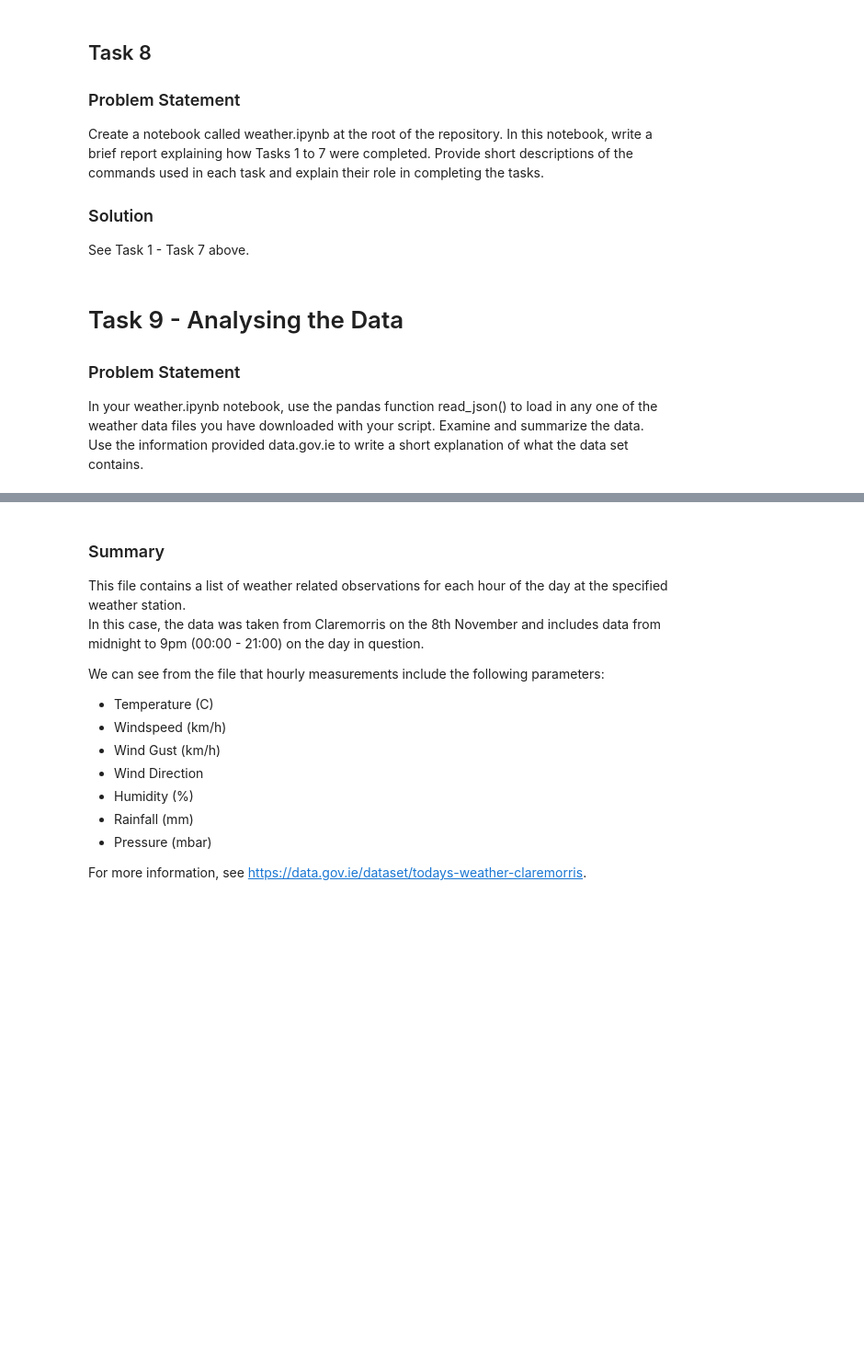
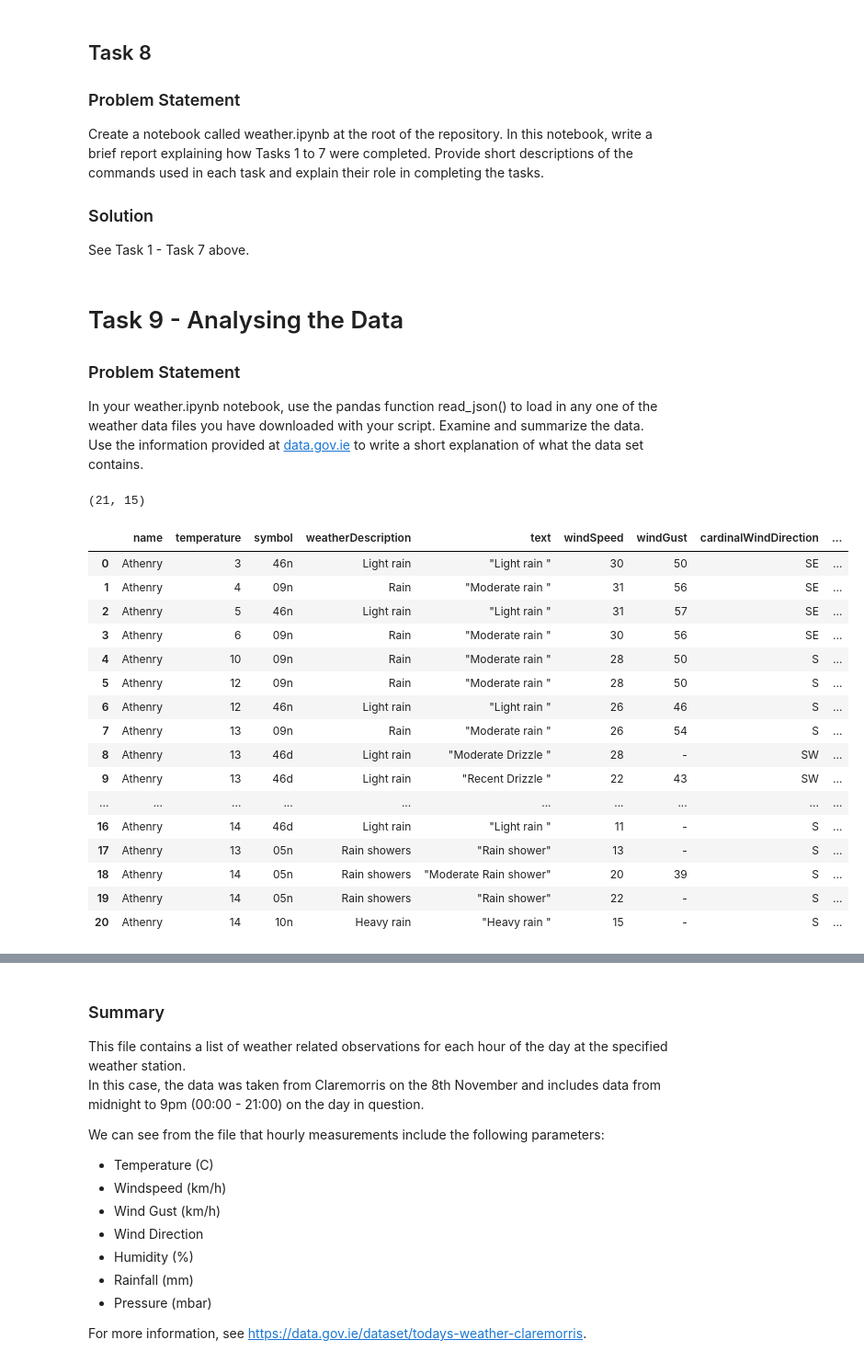
Before and after one commit to dvdgeroconnell/computer_infrastructure, a Jupyter notebook: weather.ipynb, the cells around one changed output, grey strips where cells are left out. Shown: that part at 92% size. Cells and saved outputs as stored; diff of their text form; code cells hidden in the pictures; blank space fills up the shorter version.

```diff
--- a/weather.ipynb
+++ b/weather.ipynb
@@ -148,7 +148,7 @@ See Task 1 - Task 7 above.
 # %% [markdown]
 # Task 9 - Analysing the Data
 ### Problem Statement
-In your weather.ipynb notebook, use the pandas function read_json() to load in any one of the weather data files you have downloaded with your script. Examine and summarize the data. Use the information provided data.gov.ie to write a short explanation of what the data set contains.
+In your weather.ipynb notebook, use the pandas function read_json() to load in any one of the weather data files you have downloaded with your script. Examine and summarize the data. Use the information provided at [data.gov.ie](https://data.gov.ie/dataset/todays-weather-athenry) to write a short explanation of what the data set contains.
 # %%
 # Data frames
 import pandas as pd
@@ -155,10 +156,30 @@ import pandas as pd
 # %%
 # Read the data and show the first few rows
-station_data = pd.read_json('data/weather/20241108_215150_claremorris.json')
+station_data = pd.read_json('data/weather/20241123_202425_Athenry.json')
 station_data.shape
+# %% [output]
+(21, 15)
 # %%
 # Display the first few fields.
-station_data.head(3)
+station_data.head(23)
+# %% [output]
+|  | name | temperature | symbol | weatherDescription | text | windSpeed | windGust | cardinalWindDirection | ... |
+| 0 | Athenry | 3 | 46n | Light rain | "Light rain " | 30 | 50 | SE | ... |
+| 1 | Athenry | 4 | 09n | Rain | "Moderate rain " | 31 | 56 | SE | ... |
+| 2 | Athenry | 5 | 46n | Light rain | "Light rain " | 31 | 57 | SE | ... |
+| 3 | Athenry | 6 | 09n | Rain | "Moderate rain " | 30 | 56 | SE | ... |
+| 4 | Athenry | 10 | 09n | Rain | "Moderate rain " | 28 | 50 | S | ... |
+| 5 | Athenry | 12 | 09n | Rain | "Moderate rain " | 28 | 50 | S | ... |
+| 6 | Athenry | 12 | 46n | Light rain | "Light rain " | 26 | 46 | S | ... |
+| 7 | Athenry | 13 | 09n | Rain | "Moderate rain " | 26 | 54 | S | ... |
+| 8 | Athenry | 13 | 46d | Light rain | "Moderate Drizzle " | 28 | - | SW | ... |
+| 9 | Athenry | 13 | 46d | Light rain | "Recent Drizzle " | 22 | 43 | SW | ... |
+| ... | ... | ... | ... | ... | ... | ... | ... | ... | ... |
+| 16 | Athenry | 14 | 46d | Light rain | "Light rain " | 11 | - | S | ... |
+| 17 | Athenry | 13 | 05n | Rain showers | "Rain shower" | 13 | - | S | ... |
+| 18 | Athenry | 14 | 05n | Rain showers | "Moderate Rain shower" | 20 | 39 | S | ... |
+| 19 | Athenry | 14 | 05n | Rain showers | "Rain shower" | 22 | - | S | ... |
+| 20 | Athenry | 14 | 10n | Heavy rain | "Heavy rain " | 15 | - | S | ... |
 # %%
 # Check the data types
 station_data.dtypes
```
Also changed, not shown: parts of 6 cells of this notebook.
